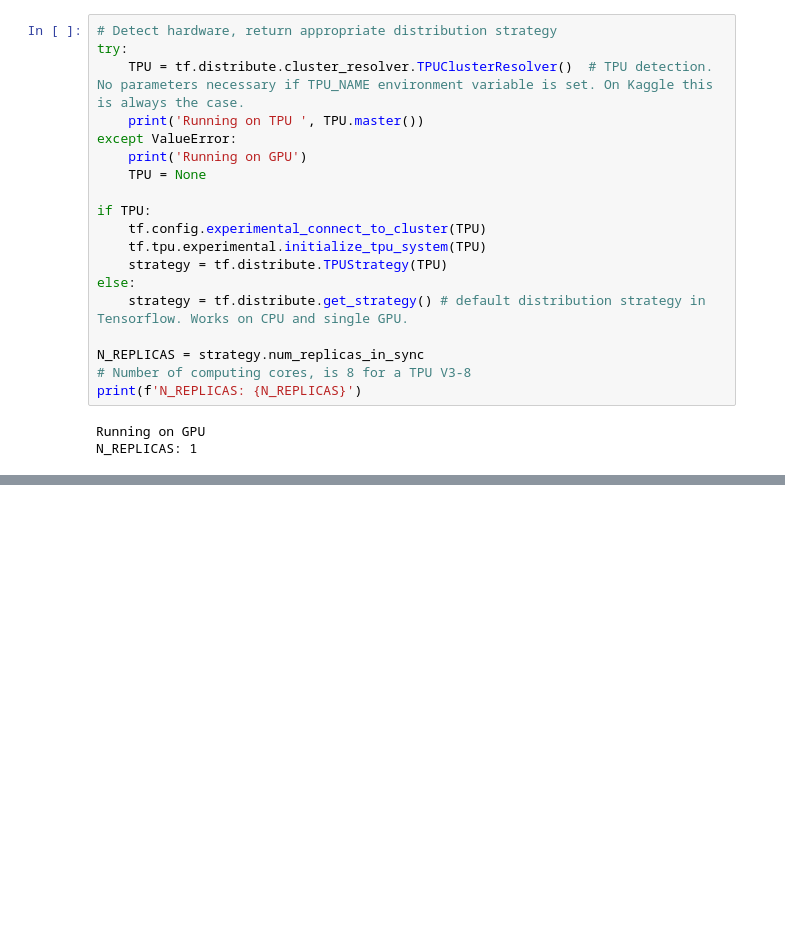
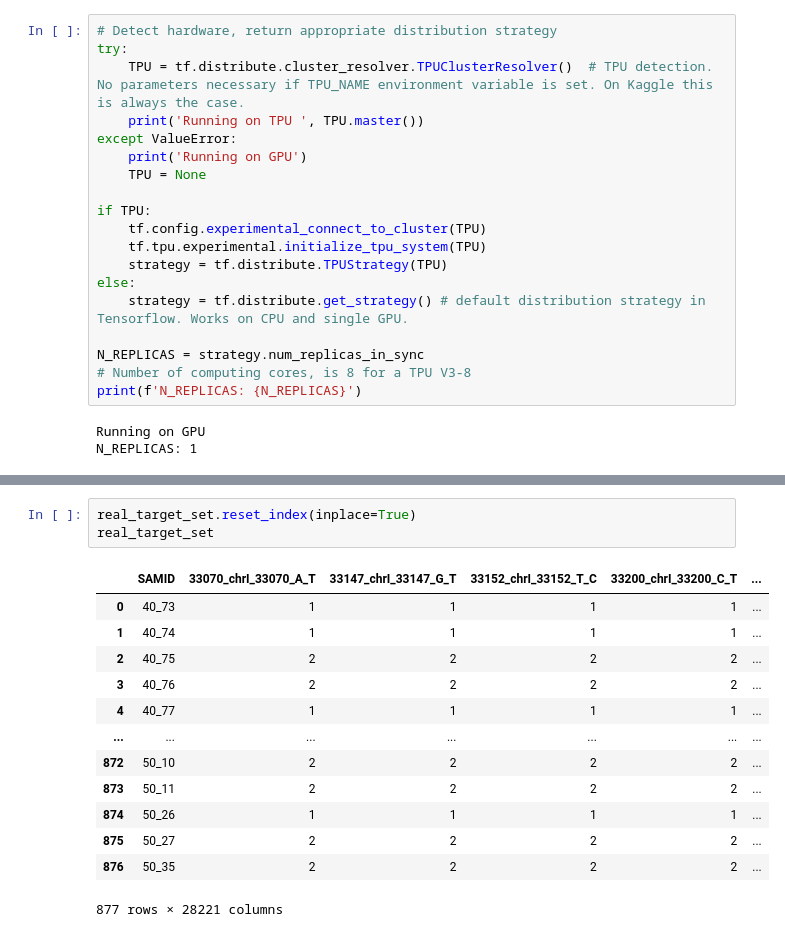
Before and after one commit to shilab/STI, a Jupyter notebook: STI V1.1.ipynb, the cells around one changed output, grey strips where cells are left out. Saved outputs shown, nothing was run; the diff lists cells and outputs as text; blank space fills up the shorter version.

```diff
--- a/STI V1.1.ipynb
+++ b/STI V1.1.ipynb
@@ -68,0 +115,17 @@ N_REPLICAS: 1
+# %%
+real_target_set.reset_index(inplace=True)
+real_target_set
+# %% [output]
+|  | SAMID | 33070_chrI_33070_A_T | 33147_chrI_33147_G_T | 33152_chrI_33152_T_C | 33200_chrI_33200_C_T | ... |
+| 0 | 40_73 | 1 | 1 | 1 | 1 | ... |
+| 1 | 40_74 | 1 | 1 | 1 | 1 | ... |
+| 2 | 40_75 | 2 | 2 | 2 | 2 | ... |
+| 3 | 40_76 | 2 | 2 | 2 | 2 | ... |
+| 4 | 40_77 | 1 | 1 | 1 | 1 | ... |
+| ... | ... | ... | ... | ... | ... | ... |
+| 872 | 50_10 | 2 | 2 | 2 | 2 | ... |
+| 873 | 50_11 | 2 | 2 | 2 | 2 | ... |
+| 874 | 50_26 | 1 | 1 | 1 | 1 | ... |
+| 875 | 50_27 | 2 | 2 | 2 | 2 | ... |
+| 876 | 50_35 | 2 | 2 | 2 | 2 | ... |
+877 rows × 28221 columns
```
Also changed, not shown: parts of 10 cells of this notebook.
